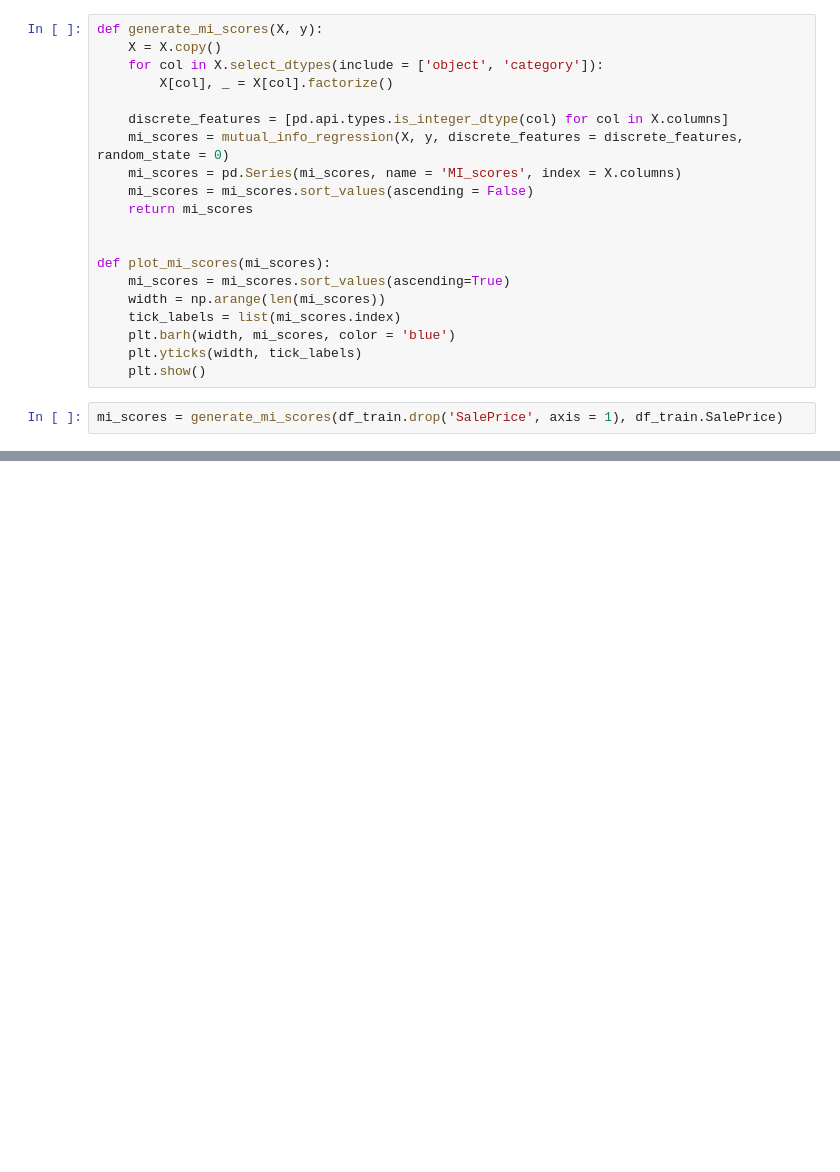
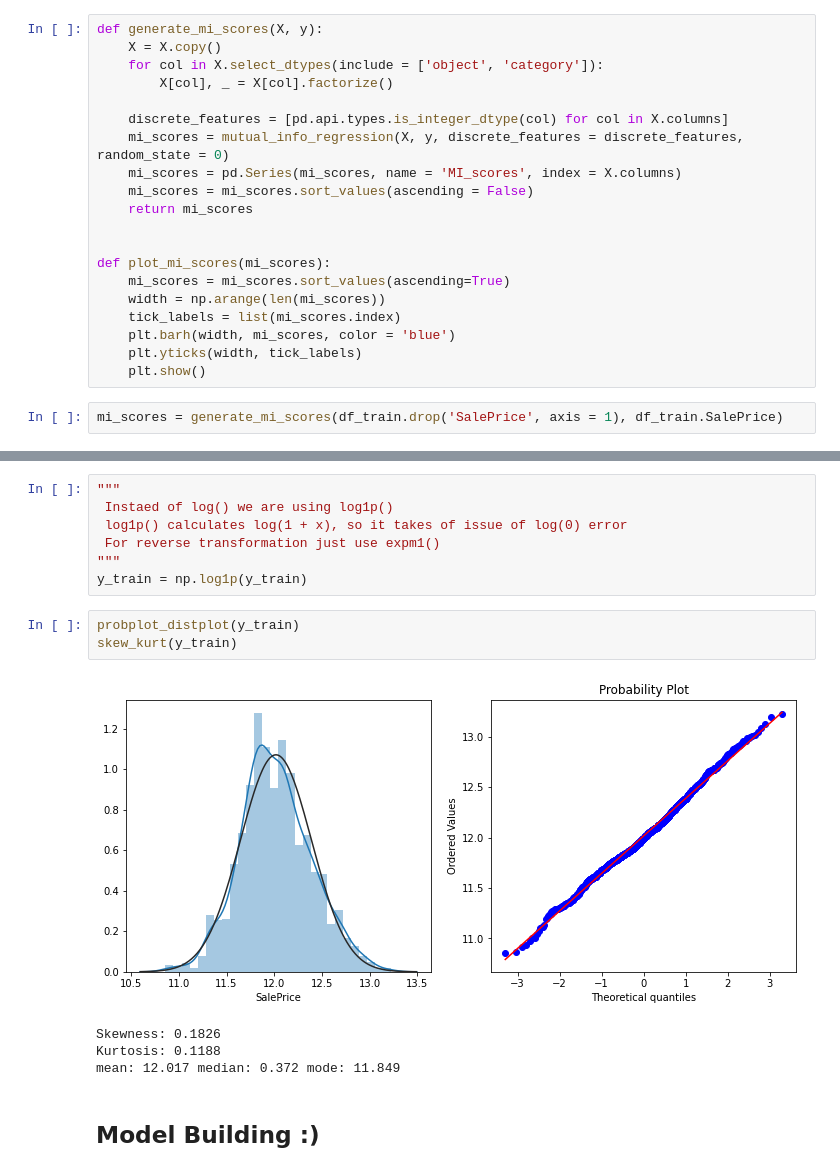
Before and after one commit to Princekrampah/FeatureEngineering, a Jupyter notebook: housePriceCompetition/Advanced_Linear_Regression_Technique_Competition.ipynb, the cells around one changed output, grey strips where cells are left out. Cells and saved outputs as stored; diff of their text form; blank space fills up the shorter version.

```diff
--- a/housePriceCompetition/Advanced_Linear_Regression_Technique_Competition.ipynb
+++ b/housePriceCompetition/Advanced_Linear_Regression_Technique_Competition.ipynb
@@ -502,0 +683,17 @@ plot_mi_scores(mi_scores[:20])
+# %%
+"""
+ Instaed of log() we are using log1p()
+ log1p() calculates log(1 + x), so it takes of issue of log(0) error
+ For reverse transformation just use expm1()
+"""
+y_train = np.log1p(y_train)
+# %%
+probplot_distplot(y_train)
+skew_kurt(y_train)
+# %% [output]
+[figure, added]
+Skewness: 0.1826
+Kurtosis: 0.1188
+mean: 12.017 median: 0.372 mode: 11.849
+# %% [markdown]
+## Model Building :)
```
Also changed, not shown: parts of 44 cells of this notebook.
